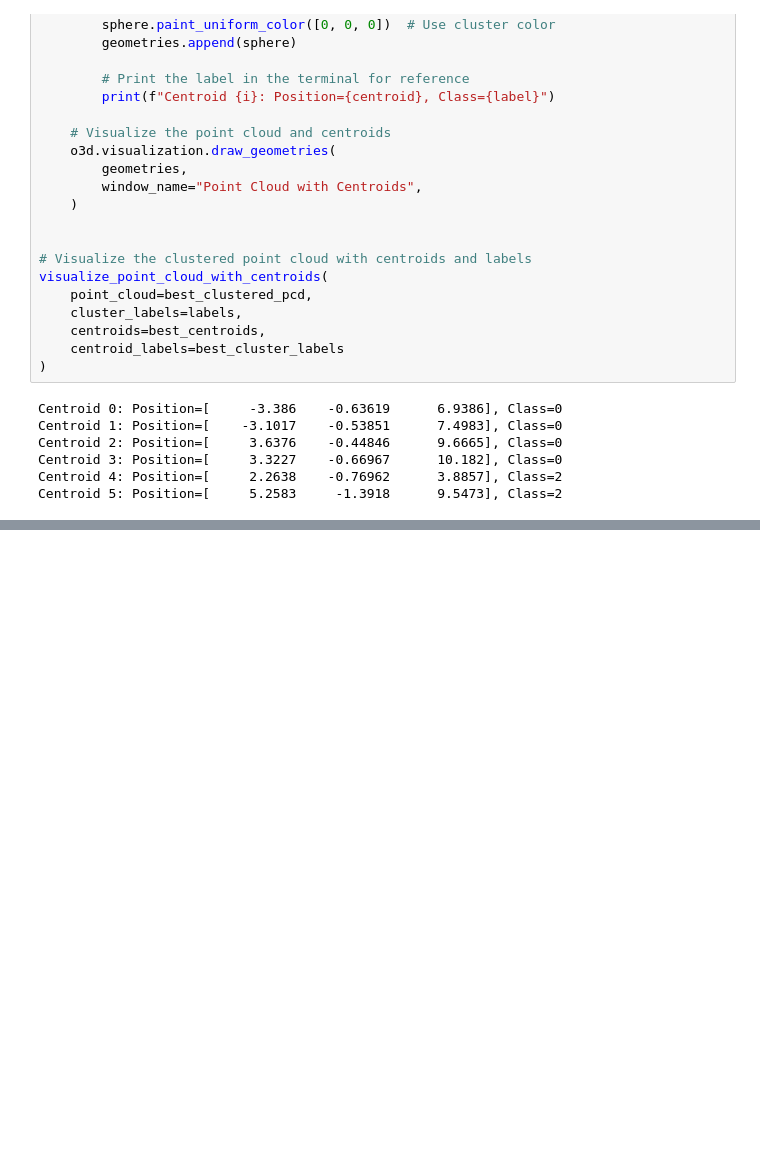
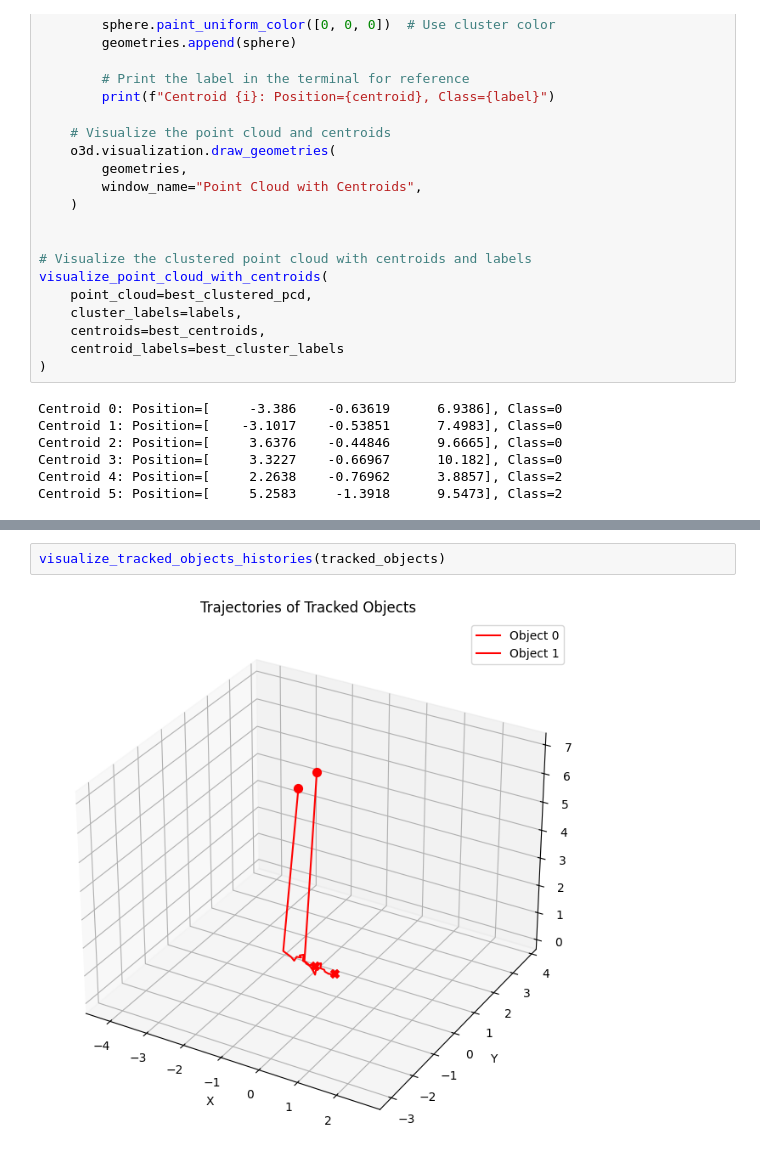
Before and after one commit to HitchedLime/Perception-for-Autonomous-systems-DTU-2024, a Jupyter notebook: prototyping_BS.ipynb, the cells around one changed output, grey strips where cells are left out. Cells and saved outputs as stored; diff of their text form; blank space fills up the shorter version.

```diff
--- a/prototyping_BS.ipynb
+++ b/prototyping_BS.ipynb
@@ -946,0 +1162,4 @@ Centroid 5: Position=[     5.2583     -1.3918      9.5473], Class=2
+# %%
+visualize_tracked_objects_histories(tracked_objects)
+# %% [output]
+[figure, added]
```
Also changed, not shown: parts of 9 cells of this notebook.
